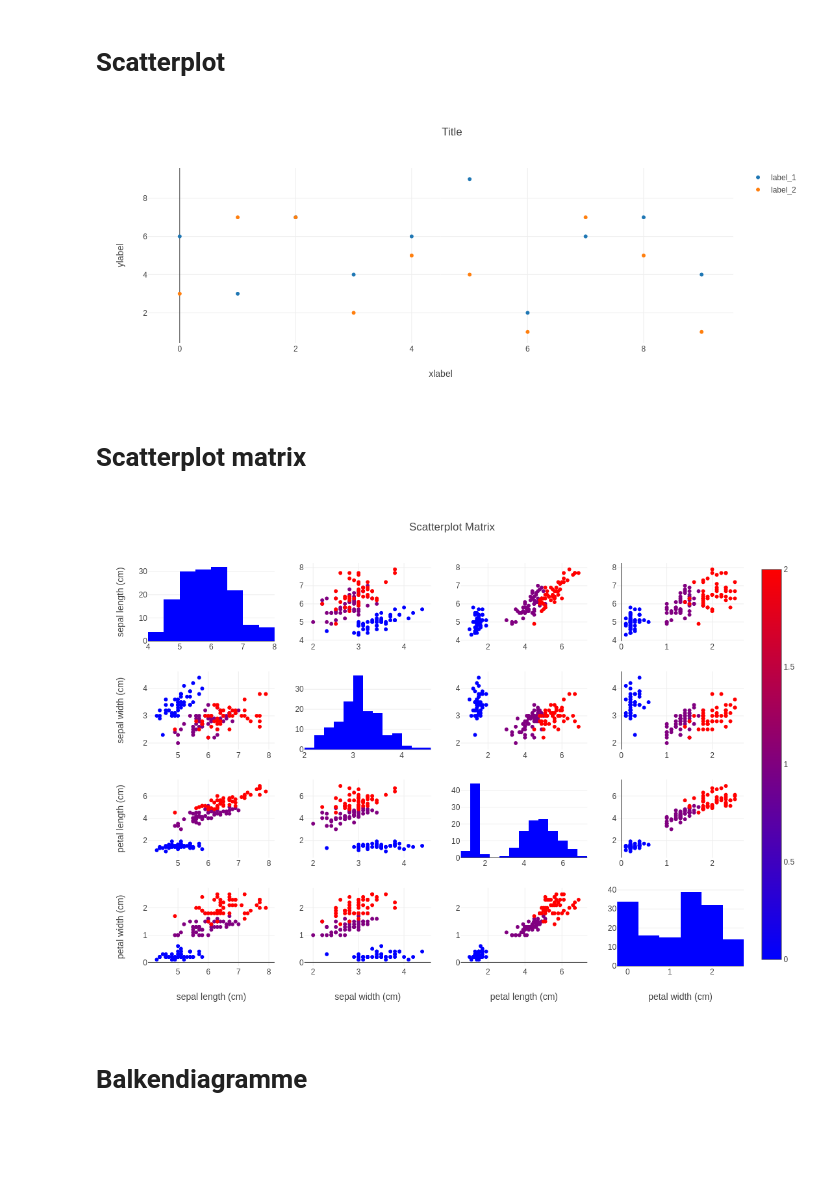
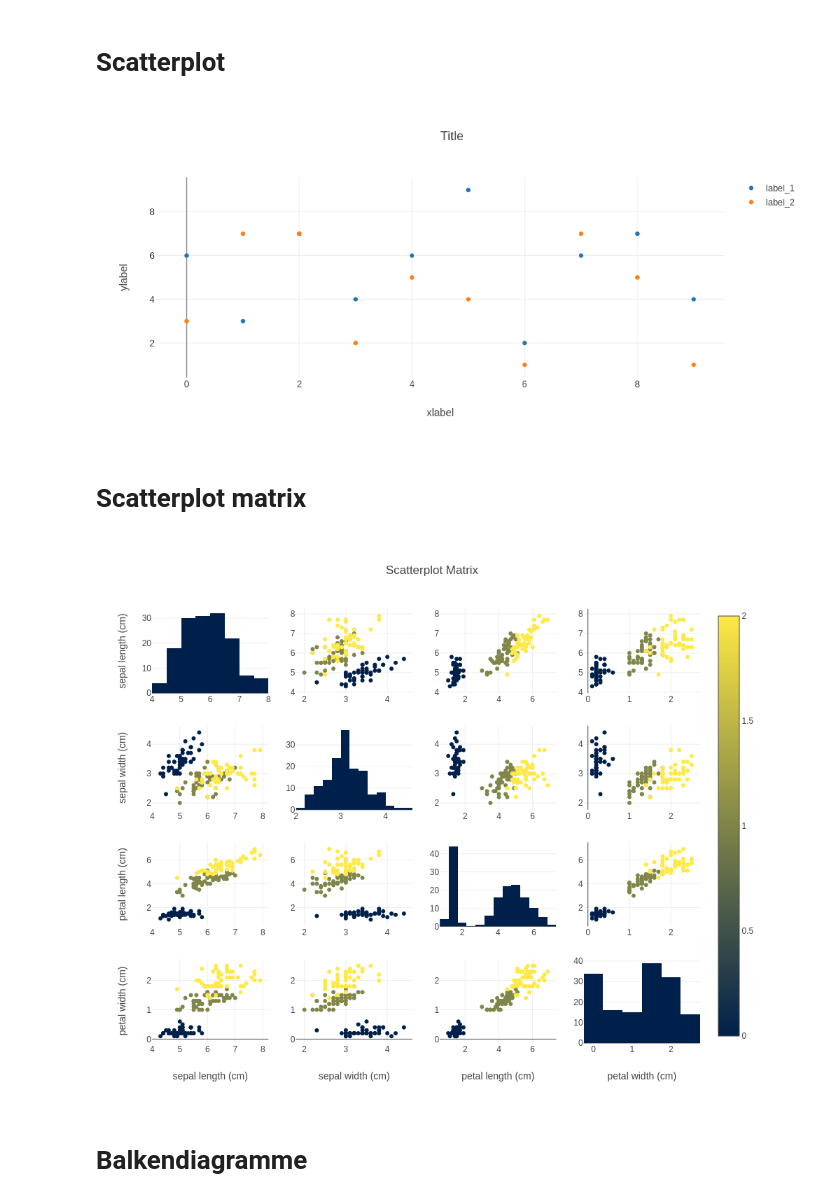
Before and after one commit to fsoest/whk_ml, a Jupyter notebook: plotly.ipynb, the cells around one changed output. Saved outputs shown, nothing was run; the diff lists cells and outputs as text; code cells hidden in the pictures; blank space fills up the shorter version.

```diff
--- a/plotly.ipynb
+++ b/plotly.ipynb
@@ -86,15 +89,16 @@ fig.show()
 # %%
 import plotly.graph_objects as go
 
 fig = go.Figure()
 fig.add_trace(go.Scatter(x=df['x_1'], y=df['y_1'], mode='markers', name='label_1'))
 fig.add_trace(go.Scatter(x=df['x_1'], y=df['y_2'], mode='markers', name='label_2'))
 
 fig.update_layout(title='Title', xaxis_title='xlabel', yaxis_title='ylabel', template='none', width=450, height=450)
 
 fig.show()
+fig.write_image('plotly_plots/scatter.pdf')
 # %% [output]
-[figure, old version]
+[figure, new version]
 # %% [markdown]
 # Scatterplot matrix
 # %%
@@ -103,12 +107,13 @@ import plotly.figure_factory as ff
 
 
 # fig = px.scatter_matrix(iris, dimensions=iris_dict.feature_names, color='y')
-fig = ff.create_scatterplotmatrix(iris, diag='histogram', index='y', height=800, width=800, colormap='Picnic')
+fig = ff.create_scatterplotmatrix(iris, diag='histogram', index='y', height=800, width=800, colormap='Cividis')
 
 fig.update_layout(template='none')
 fig.show()
+fig.write_image('plotly_plots/scatterplot_matrix.pdf')
 # %% [output]
-[figure, old version]
+[figure, new version]
 # %% [markdown]
 # Balkendiagramme
 # %%
```
Also changed, not shown: parts of 7 cells of this notebook, 1 other file.
